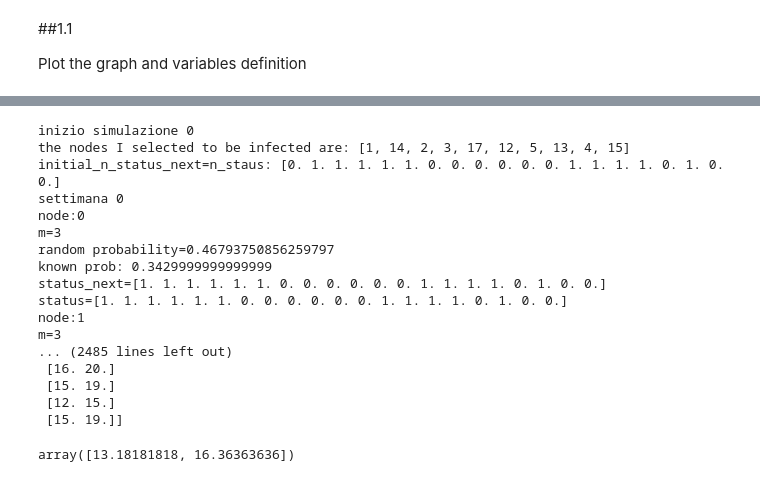
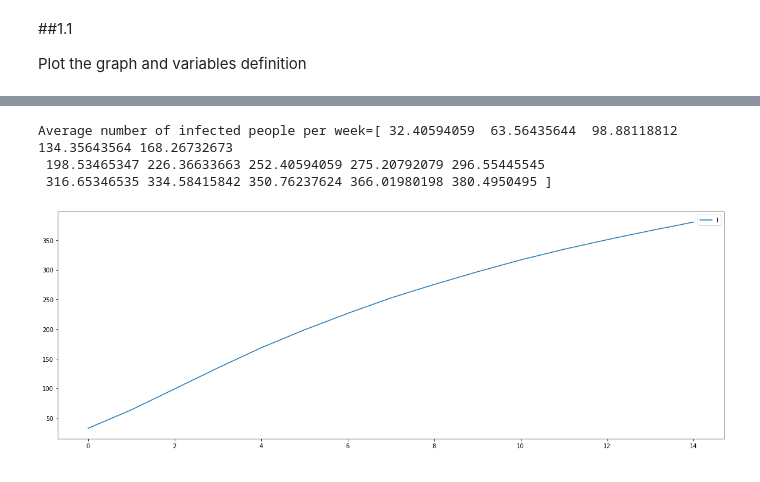
Before and after one commit to ele9996/NetworkDynamicsAndLearningLabs, a Jupyter notebook: HMW3.ipynb, the cells around one changed output, grey strips where cells are left out. Saved outputs shown, nothing was run; the diff lists cells and outputs as text; code cells hidden in the pictures.

```diff
--- a/HMW3.ipynb
+++ b/HMW3.ipynb
@@ -36,13 +36,12 @@ nx.draw_circular(G, with_labels=True)
 
 beta=0.3
 p=0.7
-weeks=2#15
-N= 10#100
+weeks=15
+N= 100
 
 
 #array containing the total infected people each week for all simulations
-#tot_inf = np.array([[0.,0.,0.,0.,0.,0.,0.,0.,0.,0.,0.,0.,0.,0.,0.]])
-tot_inf = np.array([[0.,0.]])
+tot_inf = np.array([[0.,0.,0.,0.,0.,0.,0.,0.,0.,0.,0.,0.,0.,0.,0.]])
 # %%
 #simulation of epidemics
 
@@ -90,7 +88,7 @@ def MySim(weeks, nodes,n_status,n_infected):
 #main loop
 
 for n in range(N):
-  print("inizio simulazione {}".format(n))
+  #print("inizio simulazione {}".format(n))
   #n status contains the status of each node
   #status are defined as {0:'S', 1:'I', 2:'R'}
   n_status=np.zeros(nodes)
@@ -101,7 +99,7 @@ for n in range(N):
 
   #I randomly search for 10 nodes which will start as infected
   random_index=random.sample(range(0,nodes-1),10)
-  print("the nodes I selected to be infected are: {}".format(random_index))
+  #print("the nodes I selected to be infected are: {}".format(random_index))
 
   for index in random_index:
     n_status[index]=1
@@ -111,27 +109,22 @@ for n in range(N):
   #print(n_infected)
   tot_inf=np.concatenate((tot_inf, [n_infected]), axis = 0)
 
-print("totale infettati per ogni settimana per simulazione:{}".format(tot_inf))
+#print("totale infettati per ogni settimana per simulazione:{}".format(tot_inf))
 
 avg_inf=np.average(tot_inf,axis=0)
 
-avg_inf
+print("Average number of infected people per week={}".format(avg_inf))
 # %% [output]
-inizio simulazione 0
-the nodes I selected to be infected are: [1, 14, 2, 3, 17, 12, 5, 13, 4, 15]
-initial_n_status_next=n_staus: [0. 1. 1. 1. 1. 1. 0. 0. 0. 0. 0. 0. 1. 1. 1. 1. 0. 1. 0. 0.]
-settimana 0
-node:0
-m=3
-random probability=0.46793750856259797
-known prob: 0.3429999999999999
-status_next=[1. 1. 1. 1. 1. 1. 0. 0. 0. 0. 0. 0. 1. 1. 1. 1. 0. 1. 0. 0.]
-status=[1. 1. 1. 1. 1. 1. 0. 0. 0. 0. 0. 0. 1. 1. 1. 1. 0. 1. 0. 0.]
-node:1
-m=3
-... (2485 lines left out)
- [16. 20.]
- [15. 19.]
- [12. 15.]
- [15. 19.]]
+Average number of infected people per week=[ 32.40594059  63.56435644  98.88118812 134.35643564 168.26732673
+ 198.53465347 226.36633663 252.40594059 275.20792079 296.55445545
+ 316.65346535 334.58415842 350.76237624 366.01980198 380.4950495 ]
-array([13.18181818, 16.36363636])
+# %%
+fig, ax = plt.subplots(figsize=(20,7))
+
+
+ax.plot(avg_inf, label="I")
+
+ax.legend()
+plt.show()
+# %% [output]
+[figure, added]
```
Also changed, not shown: parts of 2 cells of this notebook.
